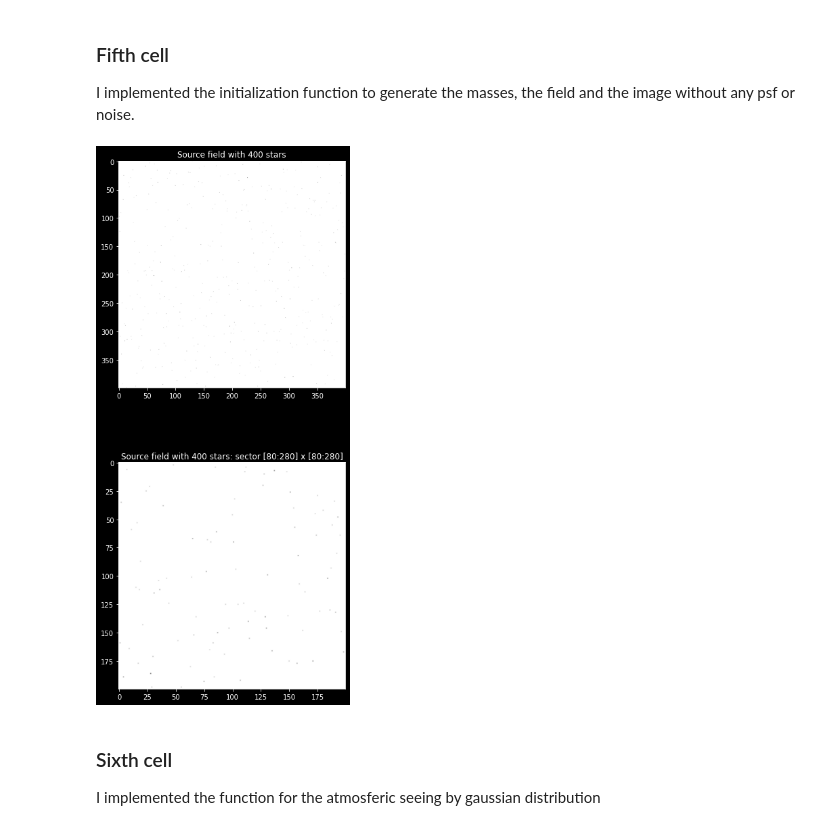
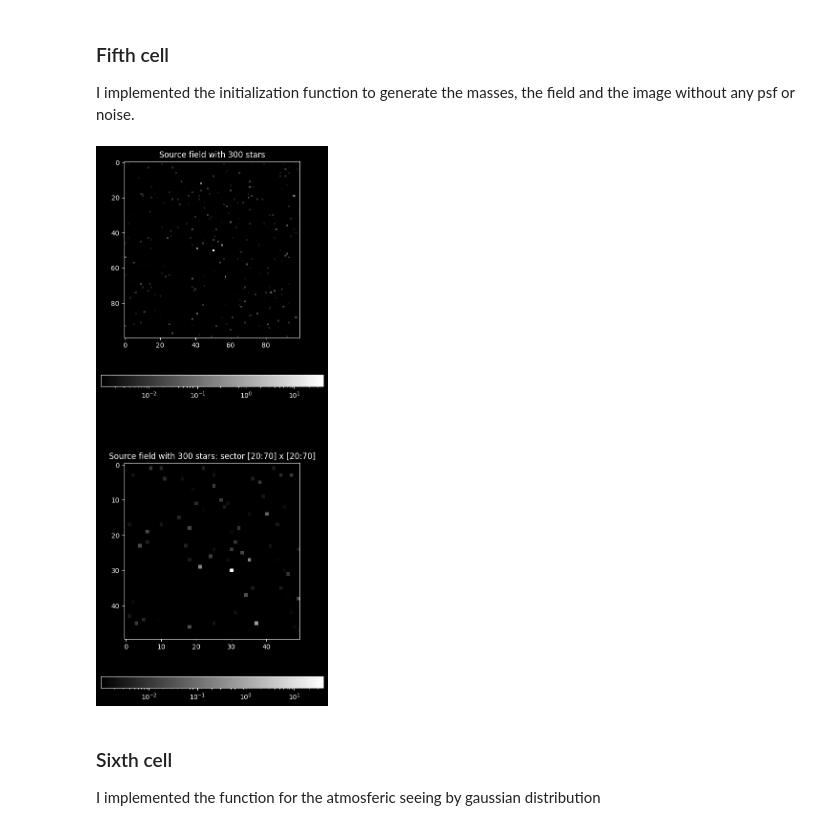
Before and after one commit to 00-berni/proj_2, a Jupyter notebook: notebook/implementation_notebook.ipynb, the cells around one changed output. Saved outputs shown, nothing was run; the diff lists cells and outputs as text; code cells hidden in the pictures.

```diff
--- a/notebook/implementation_notebook.ipynb
+++ b/notebook/implementation_notebook.ipynb
@@ -23,9 +23,9 @@ from scipy.signal import fftconvolve
 import os
 
 # dimension of the matrix
-N = int(4e2+1)
+N = int(1e2+1)
 # number of stars
-M = int(4e2)
+M = int(3e2)
 
 ## Set parameters
 alpha = 2
@@ -35,13 +35,13 @@ m_min = 0.1; m_max = 20
 # Initial Mass Function
 IMF = lambda m : m**(-alpha)
 # def IMF(m):
-# 	if(m >= 0.01 and m < 0.08):
-# 		a = -0.3
-# 	elif(m >= 0.08 and m < 0.5 ):
-# 		a = -1.3
-# 	else:
-# 		a = -2.3
-# 	return m**a
+#     if(m >= 0.01 and m < 0.08):
+#         a = -0.3
+#     elif(m >= 0.08 and m < 0.5 ):
+#         a = -1.3
+#     else:
+#         a = -2.3
+#     return m**a
 IMF_min = IMF(0.1); IMF_max = IMF(20)
 
 print(f'IMF for smallest and biggest stars:\nM\t\tIMF\n0.1 Msun\t{IMF_min}\n20  Msun\t{IMF_max}')
@@ -219,53 +241,60 @@ I implemented the initialization function to generate the masses, the field and
 # %%
 # FIFTH CELL
 
-##* Initialization function: generation of the "perfect" sky
-#   It generates the stars and initialized the field to make
-#   the sky image without any psf and noise
-#	param	dim	dimension of the field. Set to N
-#	param	sdim	number of stars. Set to M
-#
-#	return	F	field matrix
-#	return	S	star class obj with stars infos
-def initialize(dim=N,sdim=M):
-	# generate a [N,N,3] matrix of 0s
-	# the third index is use for the RGB
-	F = np.zeros([dim,dim])
-	# generate masses
-	m = generate_mass_array(IMF_min,IMF_max)
-	# set luminosities
-	L = m**beta
-	# generate stars coordinates
-	xs,ys = star_location(sdim)
-	# put stars in the field
-	F = update_field(F,xs,ys,L)
-	# save stars infos
-	S = star(m,L,xs,ys)
-	return F, S
+##*
+def initialize(dim : int = N, sdim : int = M) -> tuple:
+    """Initialization function: generation of the "perfect" sky
+    It generates the stars and initialized the field to make
+    the sky image without any psf and noise
+
+    :param dim: dimension of the field, defaults to N
+    :type dim: int, optional
+    :param sdim: number of stars, defaults to M
+    :type sdim: int, optional
+    :return: tuple of the field matrix F and :class: `star` object with all the informations
+    :rtype: tuple
+    """
+    # generate a [N,N,3] matrix of 0s
+    # the third index is use for the RGB
+    F = np.zeros([dim,dim])
+    # generate masses
+    m = generate_mass_array(IMF_min,IMF_max)
+    # set luminosities
+    L = m**beta
+    # generate stars coordinates
+    xs,ys = star_location(sdim)
+    # put stars in the field
+    F = update_field(F,(xs,ys),L)
+    # save stars infos
+    S = star(m,L,xs,ys)
+    return F, S
 
 # generation of the field and the stars
 F, S = initialize()
 
 ## Plot
 # variables to zoom a sector [inf:sup] x [inf:sup] of the field
 inf = int(0.2*N)
 sup = int(0.7*N)
 
-fig, (img_field, img_zoom) = plt.subplots(2,1,figsize=(6,15))
+fig, axs = plt.subplots(2, 1, figsize=(6,15))
 
 #  0 : positive image
 # -1 : negative image
-v = -1
+v = 0
 
-field_image(img_field,F,v)
+img_field, img_zoom = axs
+
+field_image(fig, img_field,F,v)
 #img_field.imshow(1-F)
 img_field.set_title(f'Source field with {M} stars')
-field_image(img_zoom,F,v,[inf,sup])
+field_image(fig, img_zoom,F,v,[inf,sup])
 #img_zoom.imshow(1-F[inf:sup,inf:sup,:])
 img_zoom.set_title(f'Source field with {M} stars: sector [{inf}:{sup}] x [{inf}:{sup}]')
+
 plt.show()
 # %% [output]
-[figure, old version]
+[figure, new version]
 # %% [markdown]
 ### Sixth cell
 I implemented the function for the atmosferic seeing by gaussian distribution
```
Also changed, not shown: parts of 6 cells of this notebook, 5 other files.
